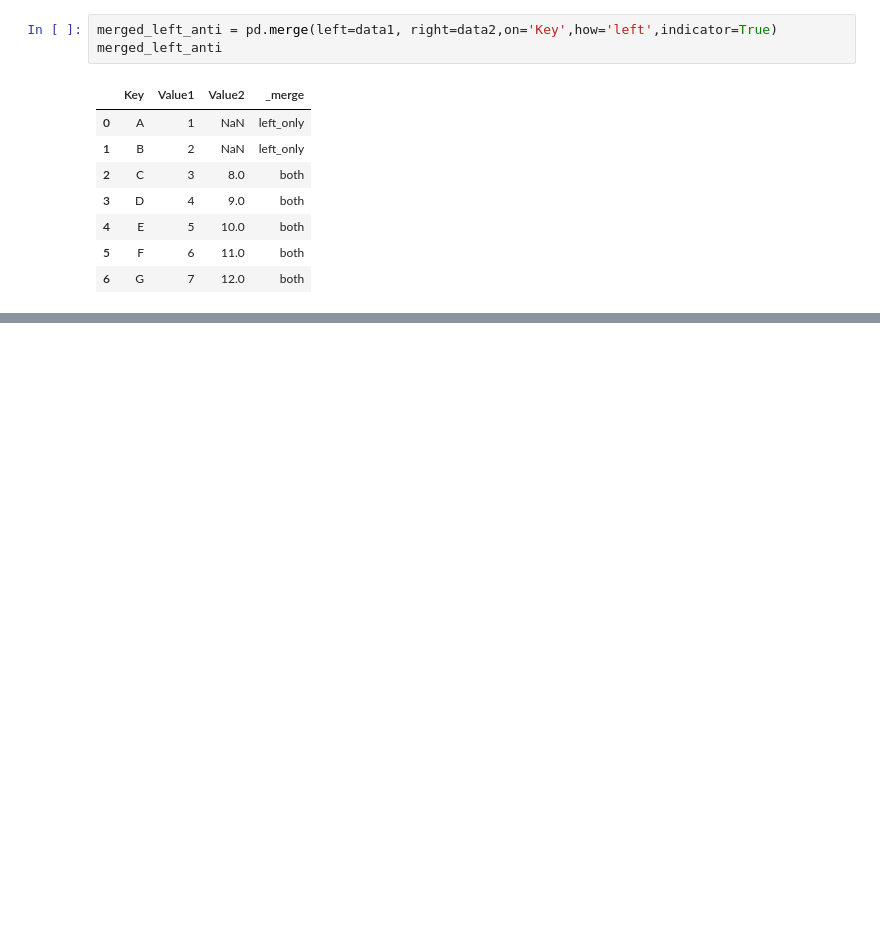
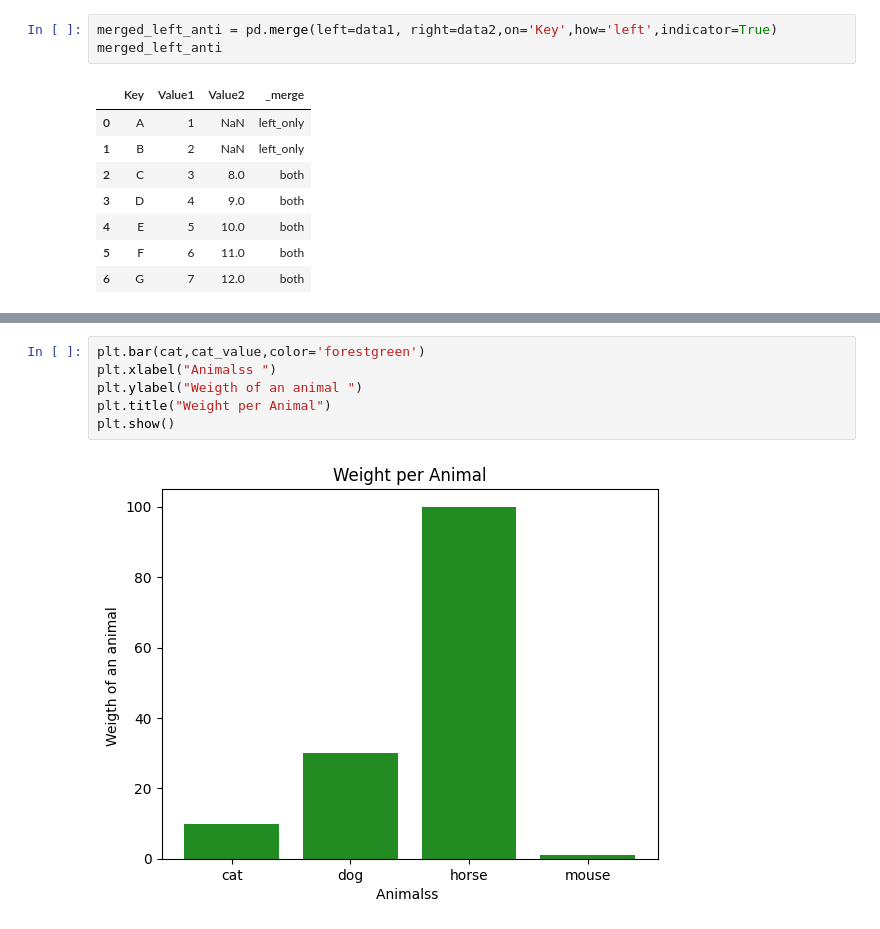
Before and after one commit to hectorherreraespinola/EDA_FreeCodeCamp, a Jupyter notebook: EDA.ipynb, the cells around one changed output, grey strips where cells are left out. Saved outputs shown, nothing was run; the diff lists cells and outputs as text; blank space fills up the shorter version.

```diff
--- a/EDA.ipynb
+++ b/EDA.ipynb
@@ -421,0 +451,8 @@ merged_left_anti
+# %%
+plt.bar(cat,cat_value,color='forestgreen')
+plt.xlabel("Animalss ")
+plt.ylabel("Weigth of an animal ")
+plt.title("Weight per Animal")
+plt.show()
+# %% [output]
+[figure, added]
```
Also changed, not shown: parts of 7 cells of this notebook.
